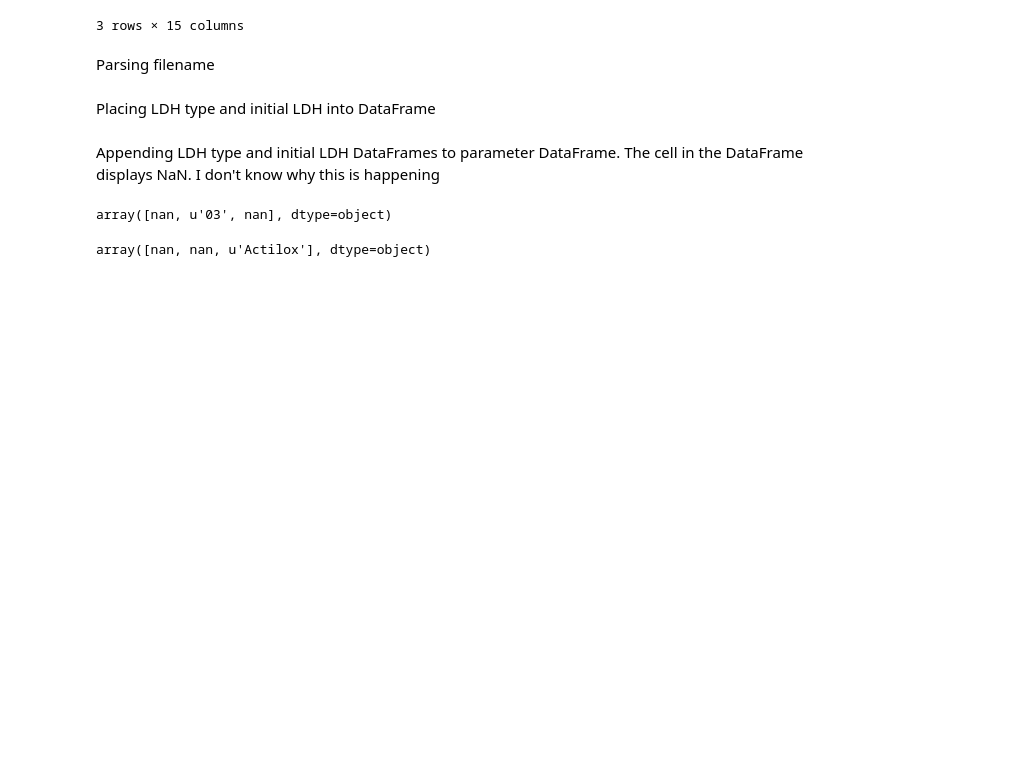
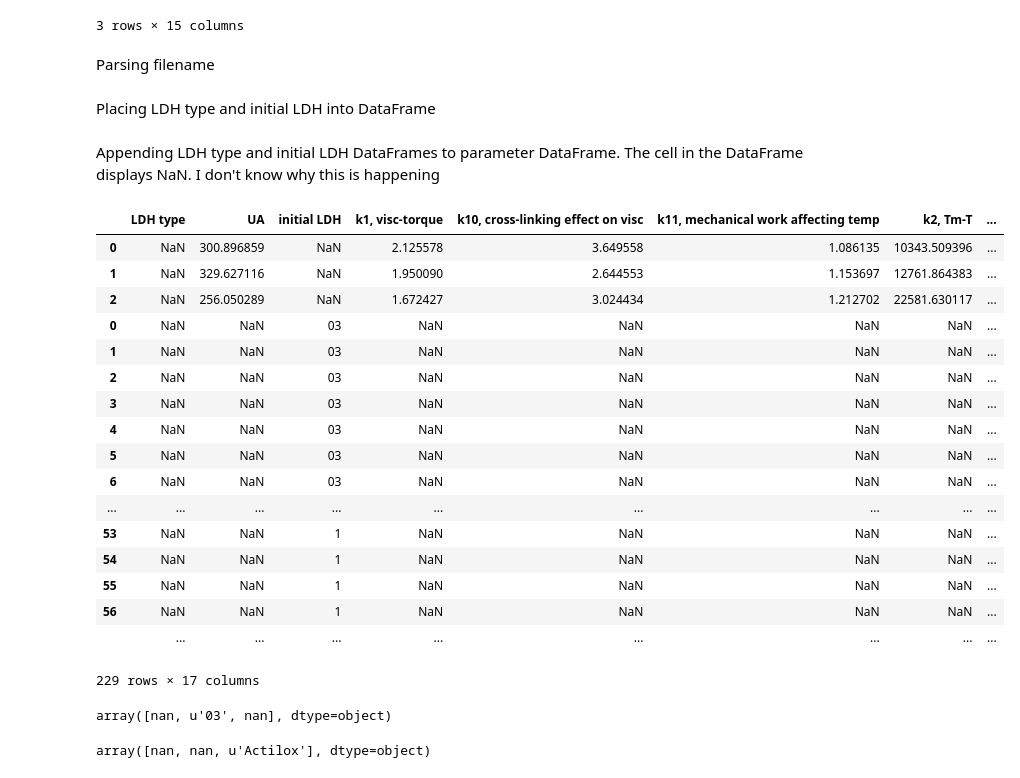
Before and after one commit to TimothyJohnLange/TorqueRheometerAnalysis, a Jupyter notebook: Fit_parameters_to_multi_files.ipynb, the cells around one changed output. Cells and saved outputs as stored; diff of their text form; code cells hidden in the pictures; blank space fills up the shorter version.

Commit message:
Inserted parameters into pandas.DataFrame with issues when using append

```diff
--- a/Fit_parameters_to_multi_files.ipynb
+++ b/Fit_parameters_to_multi_files.ipynb
@@ -204,6 +204,26 @@ all_LDH_0_frame = DataFrame(all_LDH_0, columns=(['initial LDH']))
 Appending LDH type and initial LDH DataFrames to parameter DataFrame. The cell in the DataFrame displays NaN. I don't know why this is happening
 # %%
 data_frame = para_frame.append(all_LDH_0_frame).append(all_LDH_type_frame)
+data_frame
+# %% [output]
+|  | LDH type | UA | initial LDH | k1, visc-torque | k10, cross-linking effect on visc | k11, mechanical work affecting temp | k2, Tm-T | ... |
+| 0 | NaN | 300.896859 | NaN | 2.125578 | 3.649558 | 1.086135 | 10343.509396 | ... |
+| 1 | NaN | 329.627116 | NaN | 1.950090 | 2.644553 | 1.153697 | 12761.864383 | ... |
+| 2 | NaN | 256.050289 | NaN | 1.672427 | 3.024434 | 1.212702 | 22581.630117 | ... |
+| 0 | NaN | NaN | 03 | NaN | NaN | NaN | NaN | ... |
+| 1 | NaN | NaN | 03 | NaN | NaN | NaN | NaN | ... |
+| 2 | NaN | NaN | 03 | NaN | NaN | NaN | NaN | ... |
+| 3 | NaN | NaN | 03 | NaN | NaN | NaN | NaN | ... |
+| 4 | NaN | NaN | 03 | NaN | NaN | NaN | NaN | ... |
+| 5 | NaN | NaN | 03 | NaN | NaN | NaN | NaN | ... |
+| 6 | NaN | NaN | 03 | NaN | NaN | NaN | NaN | ... |
+| ... | ... | ... | ... | ... | ... | ... | ... | ... |
+| 53 | NaN | NaN | 1 | NaN | NaN | NaN | NaN | ... |
+| 54 | NaN | NaN | 1 | NaN | NaN | NaN | NaN | ... |
+| 55 | NaN | NaN | 1 | NaN | NaN | NaN | NaN | ... |
+| 56 | NaN | NaN | 1 | NaN | NaN | NaN | NaN | ... |
+|  | ... | ... | ... | ... | ... | ... | ... | ... |
+229 rows × 17 columns
 # %%
 data_frame.at[0, 'initial LDH']
 # %% [output]
```
